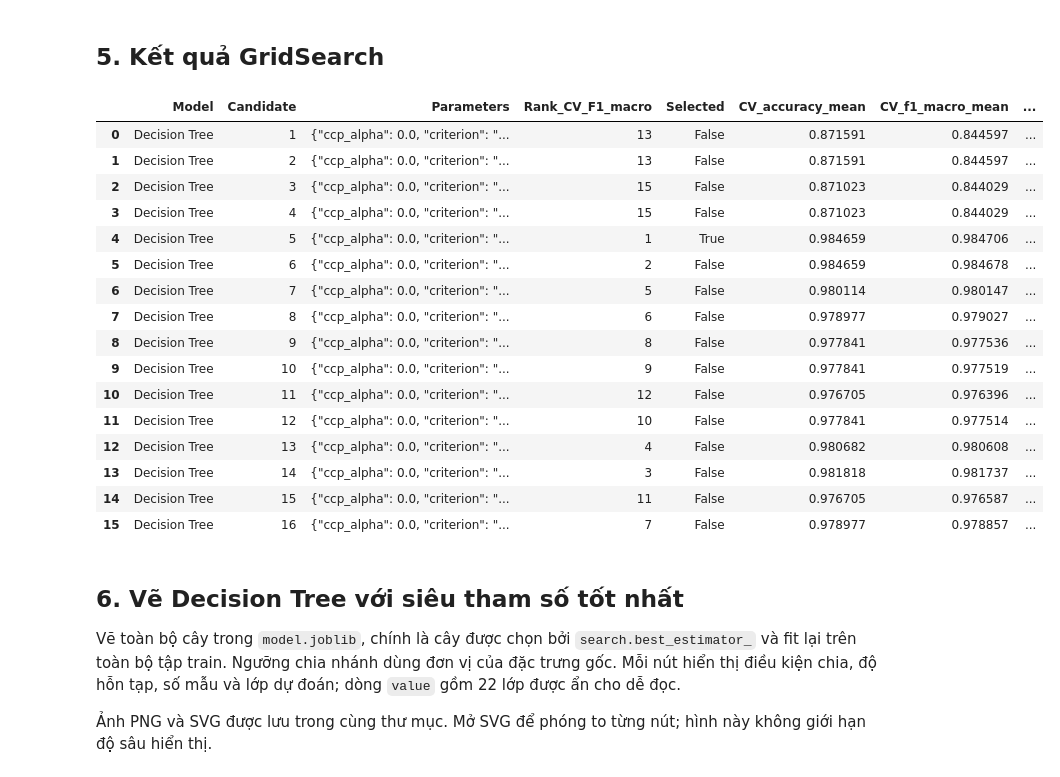
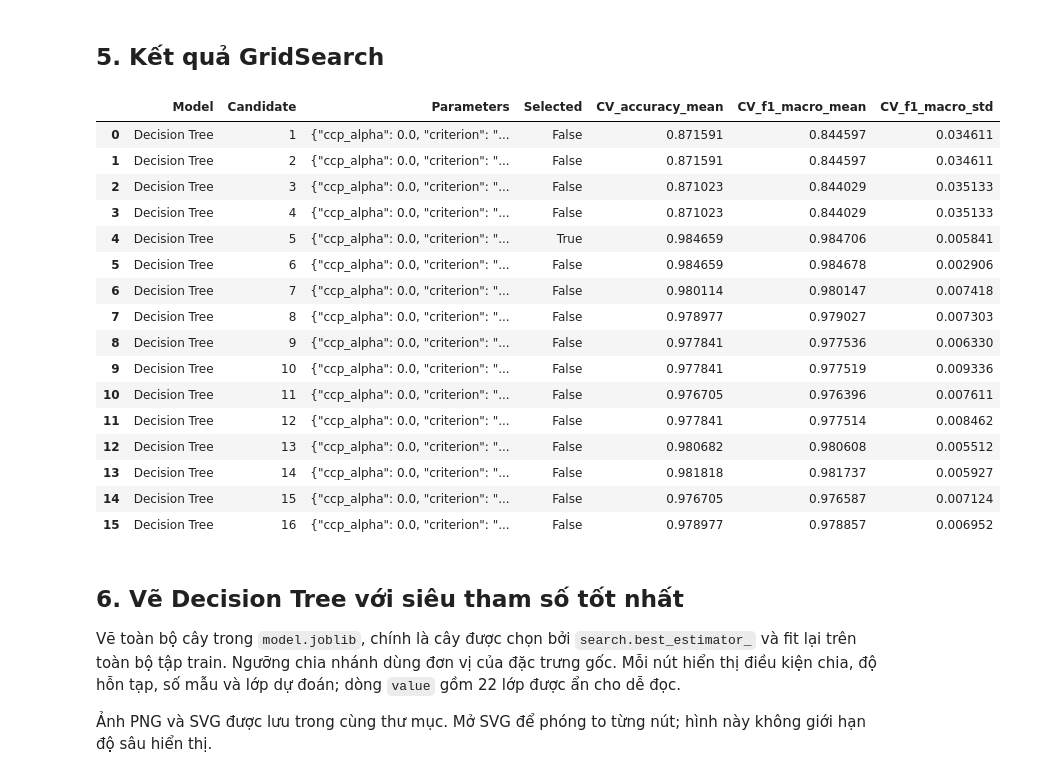
Before and after one commit to phamhongtrieu/Crop_Recommendation_System, a Jupyter notebook: models/decision_tree/evaluate.ipynb, the cells around one changed output. Cells and saved outputs as stored; diff of their text form; code cells hidden in the pictures.

```diff
--- a/models/decision_tree/evaluate.ipynb
+++ b/models/decision_tree/evaluate.ipynb
@@ -80,35 +80,34 @@ display(summary)
 # %%
 grid_rows = []
 for i, parameters in enumerate(results["params"]):
     grid_rows.append({
         "Model": "Decision Tree", "Candidate": i + 1,
         "Parameters": json.dumps(parameters, sort_keys=True),
-        "Rank_CV_F1_macro": int(results["rank_test_f1_macro"][i]),
         "Selected": i == best_index,
         "CV_accuracy_mean": float(results["mean_test_accuracy"][i]),
         "CV_f1_macro_mean": float(results["mean_test_f1_macro"][i]),
         "CV_f1_macro_std": float(results["std_test_f1_macro"][i]),
     })
 grid = pd.DataFrame(grid_rows)
 display(grid)
 # %% [output]
-|  | Model | Candidate | Parameters | Rank_CV_F1_macro | Selected | CV_accuracy_mean | CV_f1_macro_mean | ... |
-| 0 | Decision Tree | 1 | {"ccp_alpha": 0.0, "criterion": "... | 13 | False | 0.871591 | 0.844597 | ... |
-| 1 | Decision Tree | 2 | {"ccp_alpha": 0.0, "criterion": "... | 13 | False | 0.871591 | 0.844597 | ... |
-| 2 | Decision Tree | 3 | {"ccp_alpha": 0.0, "criterion": "... | 15 | False | 0.871023 | 0.844029 | ... |
-| 3 | Decision Tree | 4 | {"ccp_alpha": 0.0, "criterion": "... | 15 | False | 0.871023 | 0.844029 | ... |
-| 4 | Decision Tree | 5 | {"ccp_alpha": 0.0, "criterion": "... | 1 | True | 0.984659 | 0.984706 | ... |
-| 5 | Decision Tree | 6 | {"ccp_alpha": 0.0, "criterion": "... | 2 | False | 0.984659 | 0.984678 | ... |
-| 6 | Decision Tree | 7 | {"ccp_alpha": 0.0, "criterion": "... | 5 | False | 0.980114 | 0.980147 | ... |
-| 7 | Decision Tree | 8 | {"ccp_alpha": 0.0, "criterion": "... | 6 | False | 0.978977 | 0.979027 | ... |
-| 8 | Decision Tree | 9 | {"ccp_alpha": 0.0, "criterion": "... | 8 | False | 0.977841 | 0.977536 | ... |
-| 9 | Decision Tree | 10 | {"ccp_alpha": 0.0, "criterion": "... | 9 | False | 0.977841 | 0.977519 | ... |
-| 10 | Decision Tree | 11 | {"ccp_alpha": 0.0, "criterion": "... | 12 | False | 0.976705 | 0.976396 | ... |
-| 11 | Decision Tree | 12 | {"ccp_alpha": 0.0, "criterion": "... | 10 | False | 0.977841 | 0.977514 | ... |
-| 12 | Decision Tree | 13 | {"ccp_alpha": 0.0, "criterion": "... | 4 | False | 0.980682 | 0.980608 | ... |
-| 13 | Decision Tree | 14 | {"ccp_alpha": 0.0, "criterion": "... | 3 | False | 0.981818 | 0.981737 | ... |
-| 14 | Decision Tree | 15 | {"ccp_alpha": 0.0, "criterion": "... | 11 | False | 0.976705 | 0.976587 | ... |
-| 15 | Decision Tree | 16 | {"ccp_alpha": 0.0, "criterion": "... | 7 | False | 0.978977 | 0.978857 | ... |
+|  | Model | Candidate | Parameters | Selected | CV_accuracy_mean | CV_f1_macro_mean | CV_f1_macro_std |
+| 0 | Decision Tree | 1 | {"ccp_alpha": 0.0, "criterion": "... | False | 0.871591 | 0.844597 | 0.034611 |
+| 1 | Decision Tree | 2 | {"ccp_alpha": 0.0, "criterion": "... | False | 0.871591 | 0.844597 | 0.034611 |
+| 2 | Decision Tree | 3 | {"ccp_alpha": 0.0, "criterion": "... | False | 0.871023 | 0.844029 | 0.035133 |
+| 3 | Decision Tree | 4 | {"ccp_alpha": 0.0, "criterion": "... | False | 0.871023 | 0.844029 | 0.035133 |
+| 4 | Decision Tree | 5 | {"ccp_alpha": 0.0, "criterion": "... | True | 0.984659 | 0.984706 | 0.005841 |
+| 5 | Decision Tree | 6 | {"ccp_alpha": 0.0, "criterion": "... | False | 0.984659 | 0.984678 | 0.002906 |
+| 6 | Decision Tree | 7 | {"ccp_alpha": 0.0, "criterion": "... | False | 0.980114 | 0.980147 | 0.007418 |
+| 7 | Decision Tree | 8 | {"ccp_alpha": 0.0, "criterion": "... | False | 0.978977 | 0.979027 | 0.007303 |
+| 8 | Decision Tree | 9 | {"ccp_alpha": 0.0, "criterion": "... | False | 0.977841 | 0.977536 | 0.006330 |
+| 9 | Decision Tree | 10 | {"ccp_alpha": 0.0, "criterion": "... | False | 0.977841 | 0.977519 | 0.009336 |
+| 10 | Decision Tree | 11 | {"ccp_alpha": 0.0, "criterion": "... | False | 0.976705 | 0.976396 | 0.007611 |
+| 11 | Decision Tree | 12 | {"ccp_alpha": 0.0, "criterion": "... | False | 0.977841 | 0.977514 | 0.008462 |
+| 12 | Decision Tree | 13 | {"ccp_alpha": 0.0, "criterion": "... | False | 0.980682 | 0.980608 | 0.005512 |
+| 13 | Decision Tree | 14 | {"ccp_alpha": 0.0, "criterion": "... | False | 0.981818 | 0.981737 | 0.005927 |
+| 14 | Decision Tree | 15 | {"ccp_alpha": 0.0, "criterion": "... | False | 0.976705 | 0.976587 | 0.007124 |
+| 15 | Decision Tree | 16 | {"ccp_alpha": 0.0, "criterion": "... | False | 0.978977 | 0.978857 | 0.006952 |
 # %% [markdown]
 ## 6. Vẽ Decision Tree với siêu tham số tốt nhất
 
```
Also changed, not shown: 16 other files.
